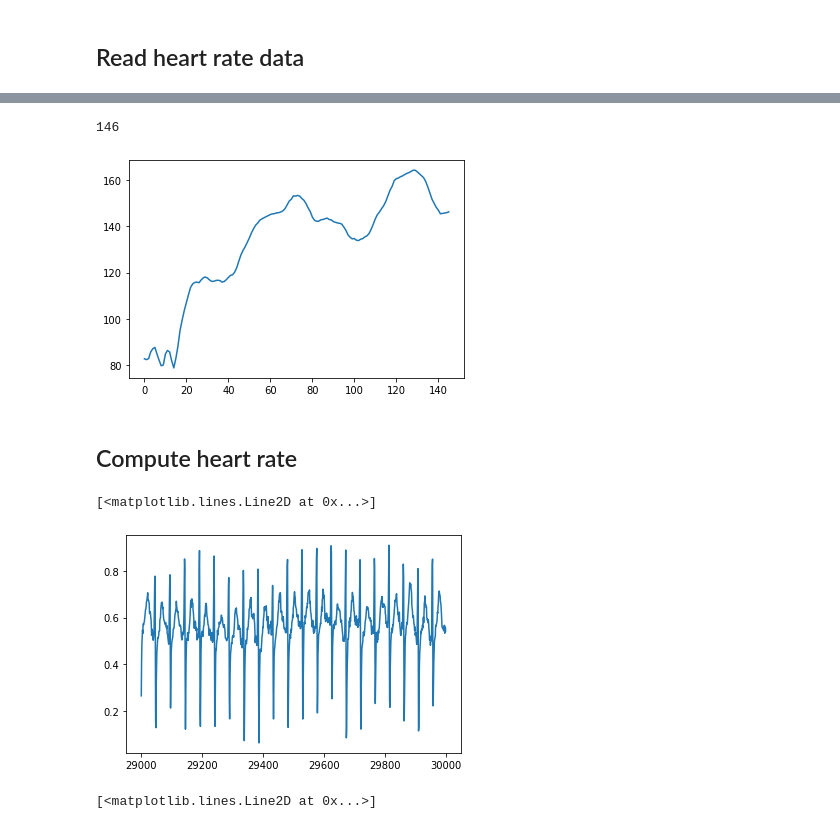
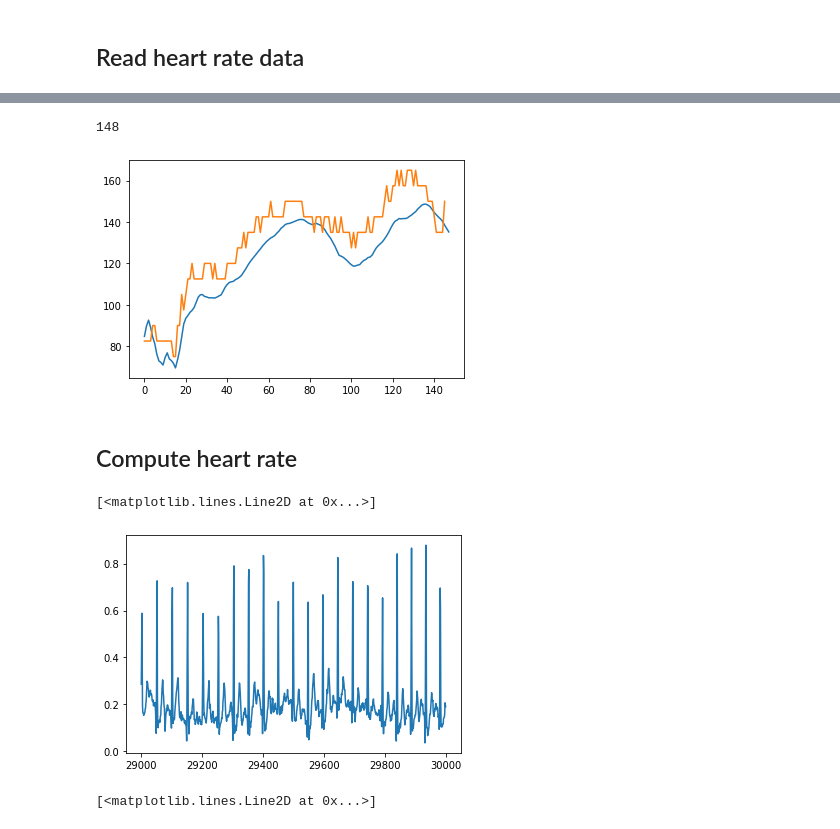
Before and after one commit to LongNguyen1984/TimeSeriesWithPython, a Jupyter notebook: HR_DNN.ipynb, the cells around one changed output, grey strips where cells are left out. Drawn from its saved outputs; the diff is of its cells as text; code cells hidden in the pictures.

```diff
--- a/HR_DNN.ipynb
+++ b/HR_DNN.ipynb
@@ -111,18 +97,19 @@ hrdfs[8]
 # %%
 import matplotlib.pyplot as plt
-plt.plot(hrdfs[2][0])
-print(len(hrdfs[2][0]))
+plt.plot(hrdfs[0][0])
+plt.plot(BPM)
+print(len(hrdfs[0][0]))
 # %% [output]
-146
+148
-[figure, old version]
+[figure, new version]
 # %% [markdown]
 ## Compute heart rate
 # %%
-ECG0 = dfs[2][0]
+ECG0 = dfs[0][0]
 plt.plot(ECG0[29000:30000])
 # %% [output]
 [<matplotlib.lines.Line2D at 0x...>]
-[figure, old version]
+[figure, new version]
 # %%
 # Check the length of data
 len(ECG0)
```
Also changed, not shown: parts of 27 cells of this notebook.
